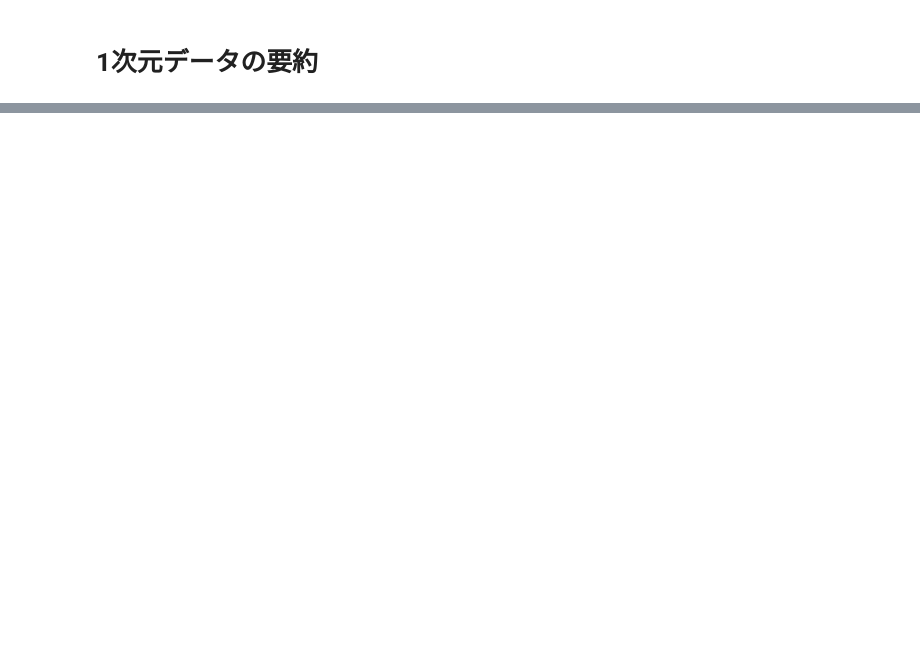
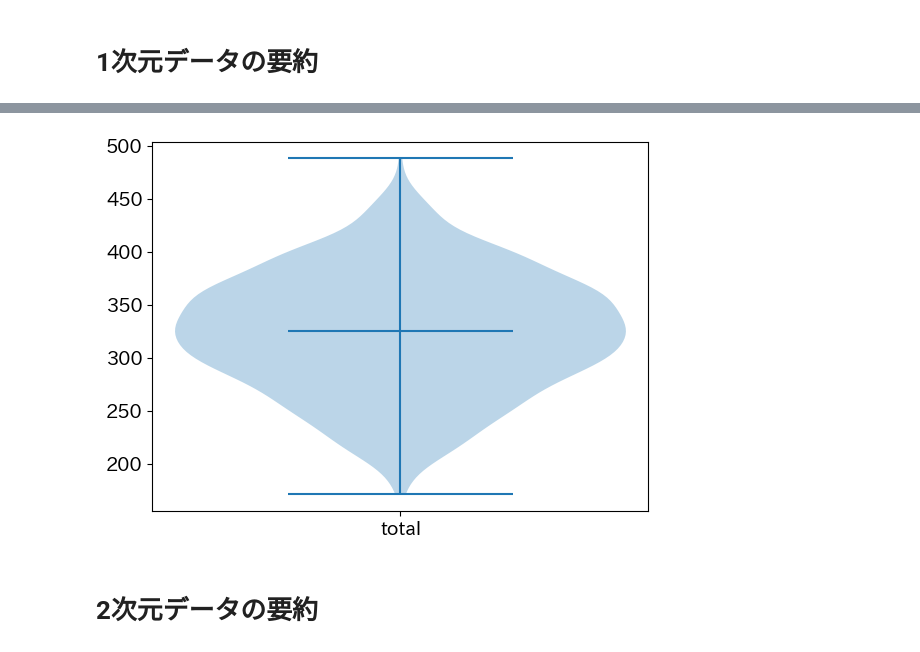
Before and after one commit to yoshida-nu/lec_datascience, a Jupyter notebook: doc/datascience_notebook02.ipynb, the cells around one changed output, grey strips where cells are left out. Cells and saved outputs as stored; diff of their text form; code cells hidden in the pictures; blank space fills up the shorter version.

```diff
--- a/doc/datascience_notebook02.ipynb
+++ b/doc/datascience_notebook02.ipynb
@@ -871,0 +226,10 @@ plt.show()
+# %%
+url = 'https://bit.ly/4if17aE'
+df_exam = pd.read_csv(url)
+plt.violinplot(df_exam['total'], showmedians = True)
+plt.xticks([1], ['total'])
+plt.show()
+# %% [output]
+[figure, added]
+# %% [markdown]
+# 2次元データの要約
```
Also changed, not shown: parts of 117 cells of this notebook, 2 other files.
